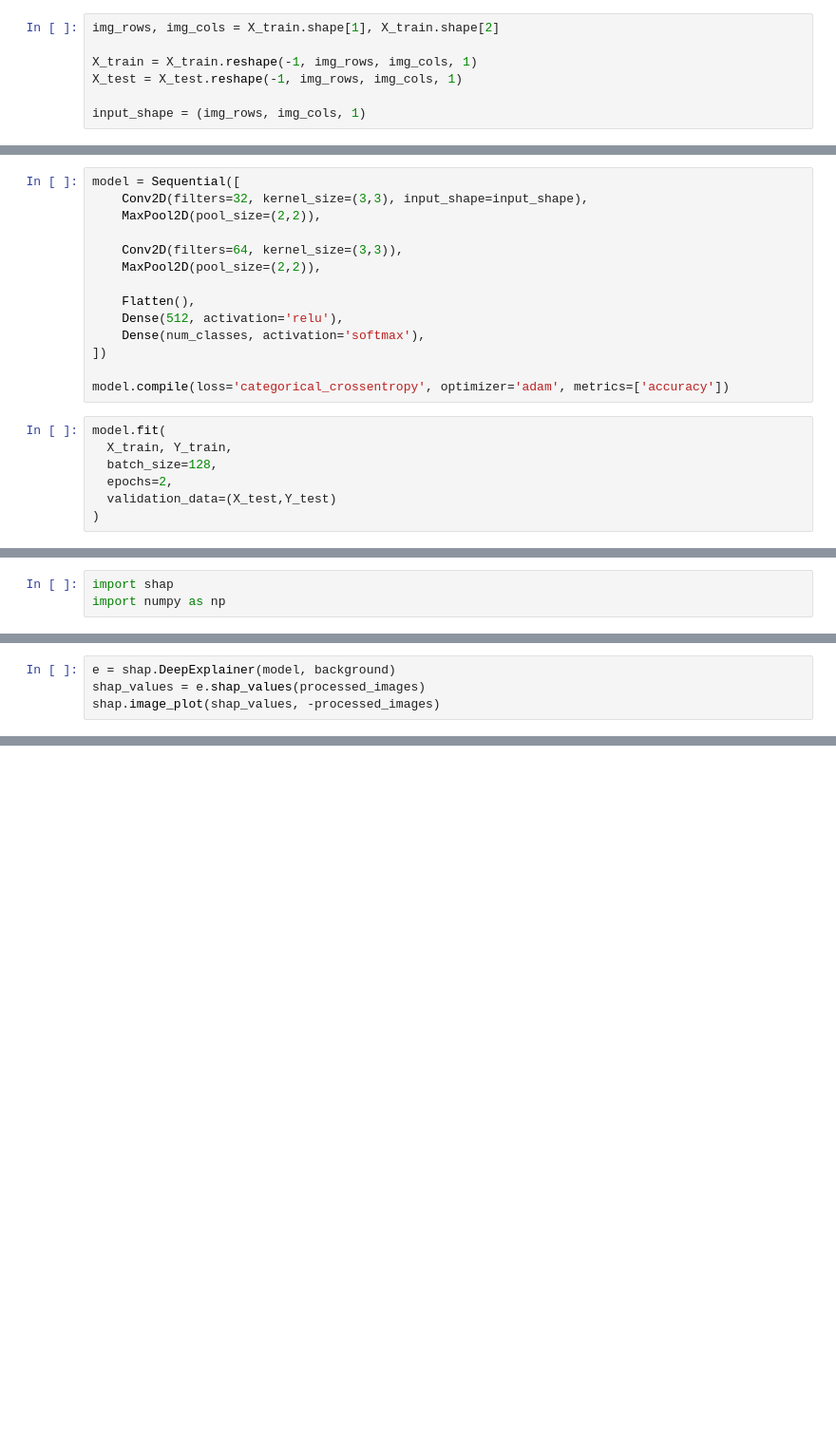
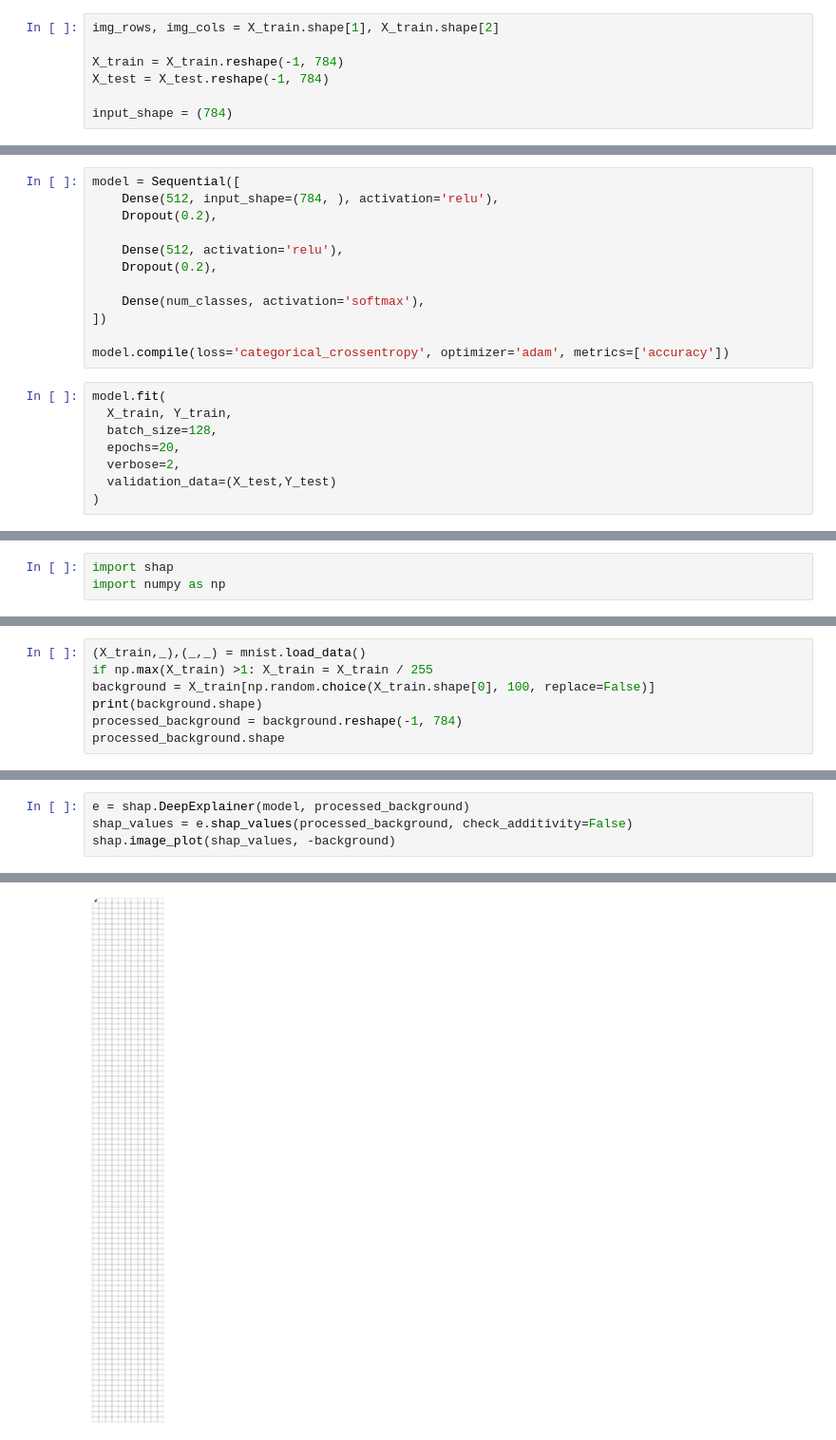
Before and after one commit to Cheriit/Sudoku_Solver, a Jupyter notebook: number_recognition_model/generate_model.ipynb, the cells around one changed output, grey strips where cells are left out. Shown: that part at 95% size. Cells and saved outputs as stored; diff of their text form; blank space fills up the shorter version.

Commit message:
New model

```diff
--- a/number_recognition_model/generate_model.ipynb
+++ b/number_recognition_model/generate_model.ipynb
@@ -38,10 +34,10 @@ X_train.shape
 # %%
 img_rows, img_cols = X_train.shape[1], X_train.shape[2]
 
-X_train = X_train.reshape(-1, img_rows, img_cols, 1)
-X_test = X_test.reshape(-1, img_rows, img_cols, 1)
+X_train = X_train.reshape(-1, 784)
+X_test = X_test.reshape(-1, 784)
 
-input_shape = (img_rows, img_cols, 1)
+input_shape = (784)
 # %%
 X_train.shape, X_test.shape, input_shape
 # %% [output]
@@ -60,14 +56,12 @@ Y_train.shape
 (60000, 10)
 # %%
 model = Sequential([
-    Conv2D(filters=32, kernel_size=(3,3), input_shape=input_shape),
-    MaxPool2D(pool_size=(2,2)),
+    Dense(512, input_shape=(784, ), activation='relu'),
+    Dropout(0.2),
 
-    Conv2D(filters=64, kernel_size=(3,3)),
-    MaxPool2D(pool_size=(2,2)),
+    Dense(512, activation='relu'),
+    Dropout(0.2),
 
-    Flatten(),
-    Dense(512, activation='relu'),
     Dense(num_classes, activation='softmax'),
 ])
 
@@ -76,7 +70,8 @@ model.compile(loss='categorical_crossentropy', optimizer='adam', metrics=['accur
 model.fit(
   X_train, Y_train,
   batch_size=128,
-  epochs=2,
+  epochs=20,
+  verbose=2,
   validation_data=(X_test,Y_test)
 )
 # %% [output]
@@ -129,0 +135,7 @@ background = X_train[np.random.choice(X_train.shape[0], 100, replace=False)]
+# %%
+(X_train,_),(_,_) = mnist.load_data()
+if np.max(X_train) >1: X_train = X_train / 255
+background = X_train[np.random.choice(X_train.shape[0], 100, replace=False)]
+print(background.shape)
+processed_background = background.reshape(-1, 784)
+processed_background.shape
@@ -130,4 +145,5 @@ background = X_train[np.random.choice(X_train.shape[0], 100, replace=False)]
 # %%
-e = shap.DeepExplainer(model, background)
-shap_values = e.shap_values(processed_images)
-shap.image_plot(shap_values, -processed_images)
+e = shap.DeepExplainer(model, processed_background)
+shap_values = e.shap_values(processed_background, check_additivity=False)
+shap.image_plot(shap_values, -background)
+# %% [output]
@@ -133,0 +151 @@ shap.image_plot(shap_values, -processed_images)
+[figure, added]
```
Also changed, not shown: parts of 10 cells of this notebook, 2 other files.
